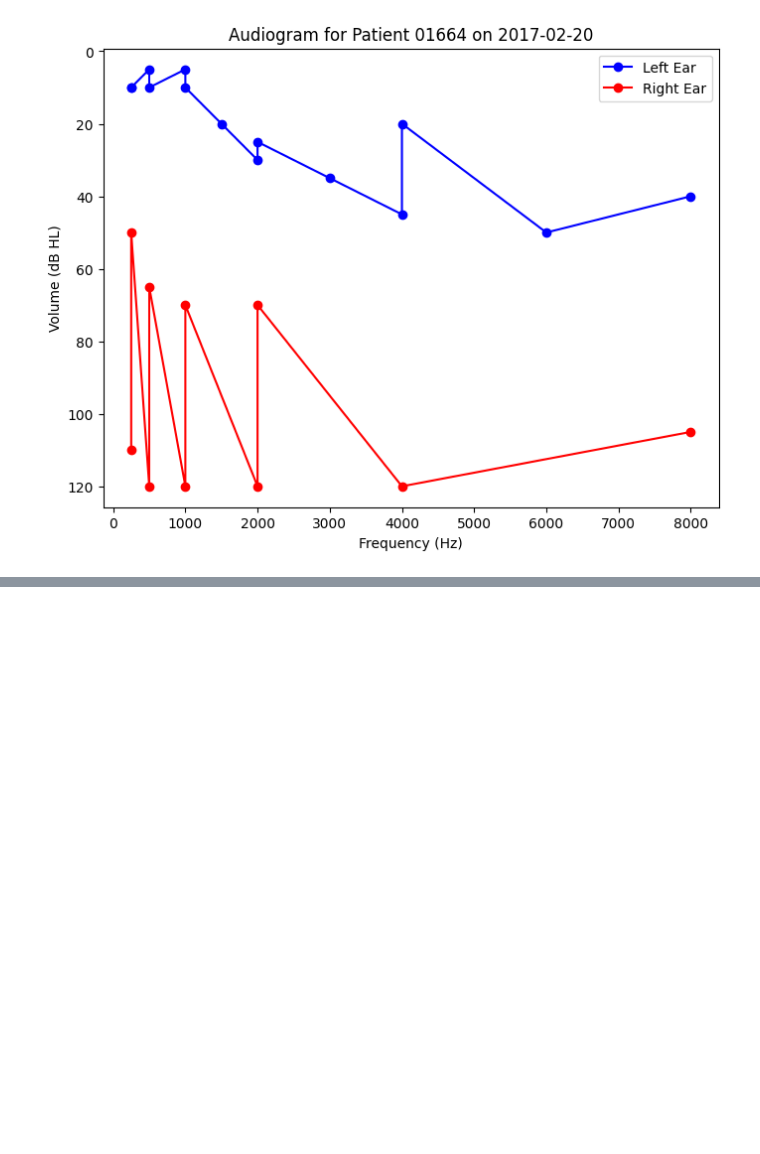
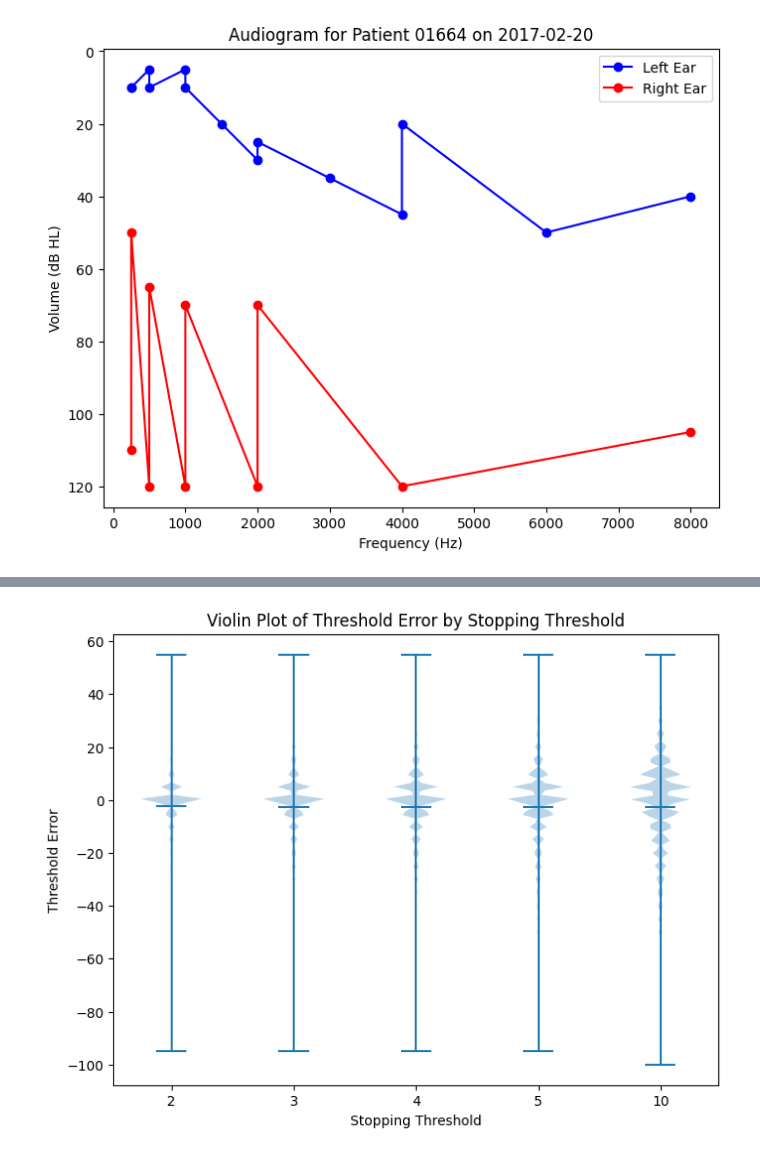
Before and after one commit to brant01/adaptive_audiogram, a Jupyter notebook: notebooks/automated_bayes.ipynb, the cells around one changed output, grey strips where cells are left out. Cells and saved outputs as stored; diff of their text form; code cells hidden in the pictures; blank space fills up the shorter version.

```diff
--- a/notebooks/automated_bayes.ipynb
+++ b/notebooks/automated_bayes.ipynb
@@ -215,0 +386,5 @@ KeyboardInterrupt:
+# %%
+# plot violin plot of threshold error
+au.plot_violin_threshold_error(res_all_alpha)
+# %% [output]
+[figure, added]
```
Also changed, not shown: parts of 12 cells of this notebook, 41 other files.
